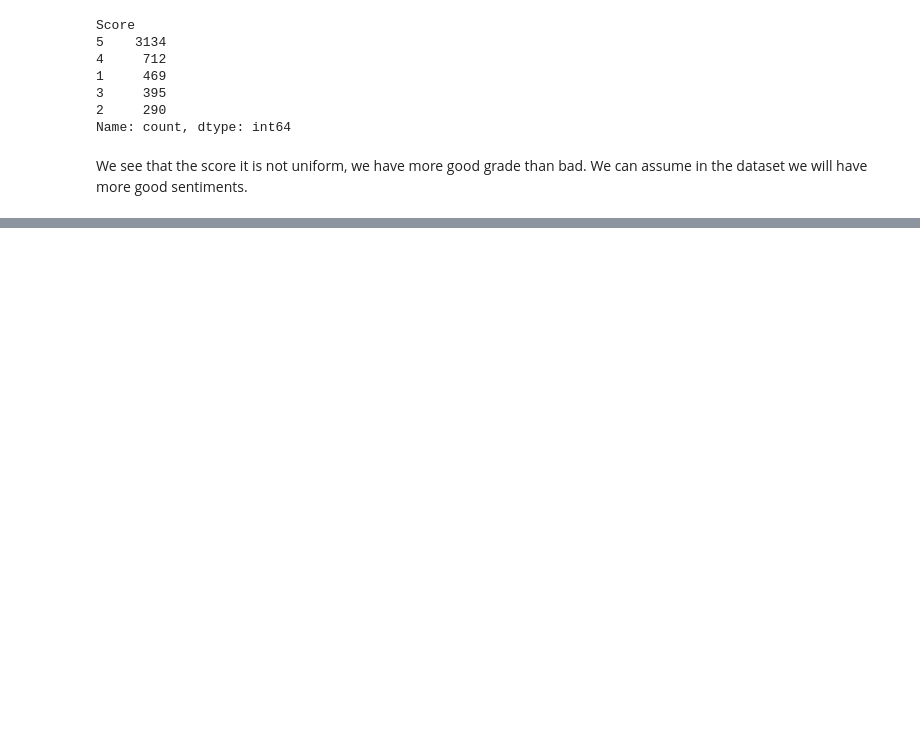
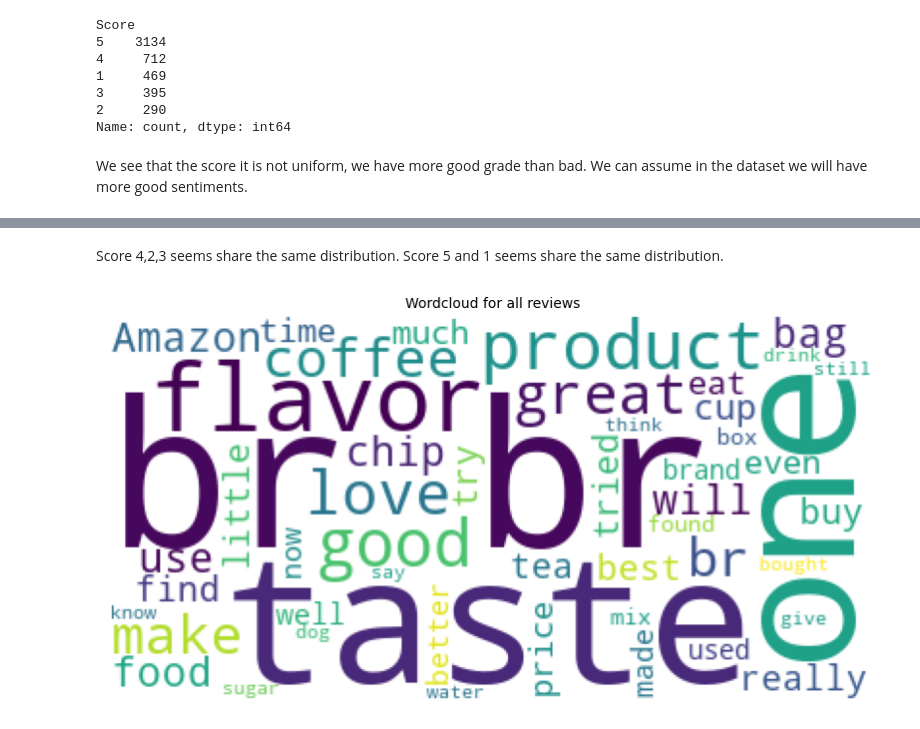
Before and after one commit to Dudul-99/Data-Science, a Jupyter notebook: NLP/model_dev.ipynb, the cells around one changed output, grey strips where cells are left out. Cells and saved outputs as stored; diff of their text form; code cells hidden in the pictures; blank space fills up the shorter version.

```diff
--- a/NLP/model_dev.ipynb
+++ b/NLP/model_dev.ipynb
@@ -94,0 +142,20 @@ We see that the score it is not uniform, we have more good grade than bad. We ca
+# %% [markdown]
+Score 4,2,3 seems share the same distribution.
+Score 5 and 1 seems share the same distribution.
+# %%
+# Visualizing the distribution of text length with wordcloud with all data
+cv = CountVectorizer(stop_words='english')
+words = cv.fit_transform(df.Text)
+# Combine all reviews
+reviews = " ".join([review for review in df['Text']])
+
+# Initialize wordcloud object
+wc = WordCloud(background_color='white', max_words=50)
+# Generate and plot wordcloud
+plt.figure(figsize=(10,10))
+plt.imshow(wc.generate(reviews))
+plt.title('Wordcloud for all reviews', fontsize=10)
+plt.axis('off')
+plt.show()
+# %% [output]
+[figure, added]
```
Also changed, not shown: parts of 12 cells of this notebook.
